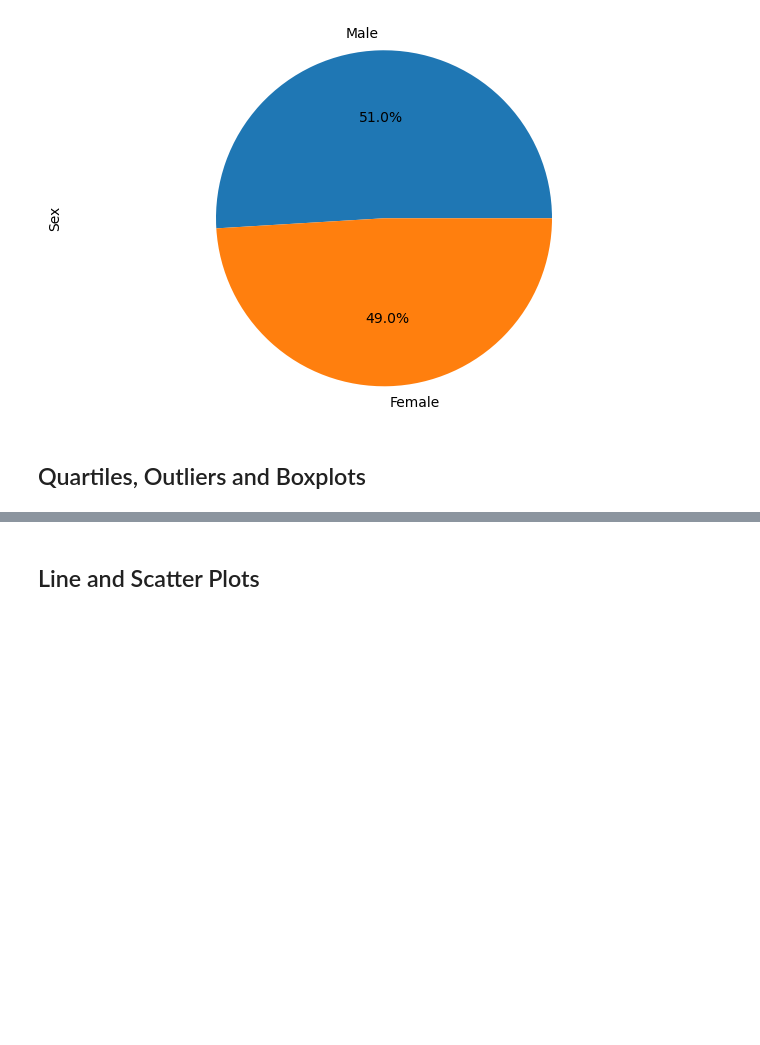
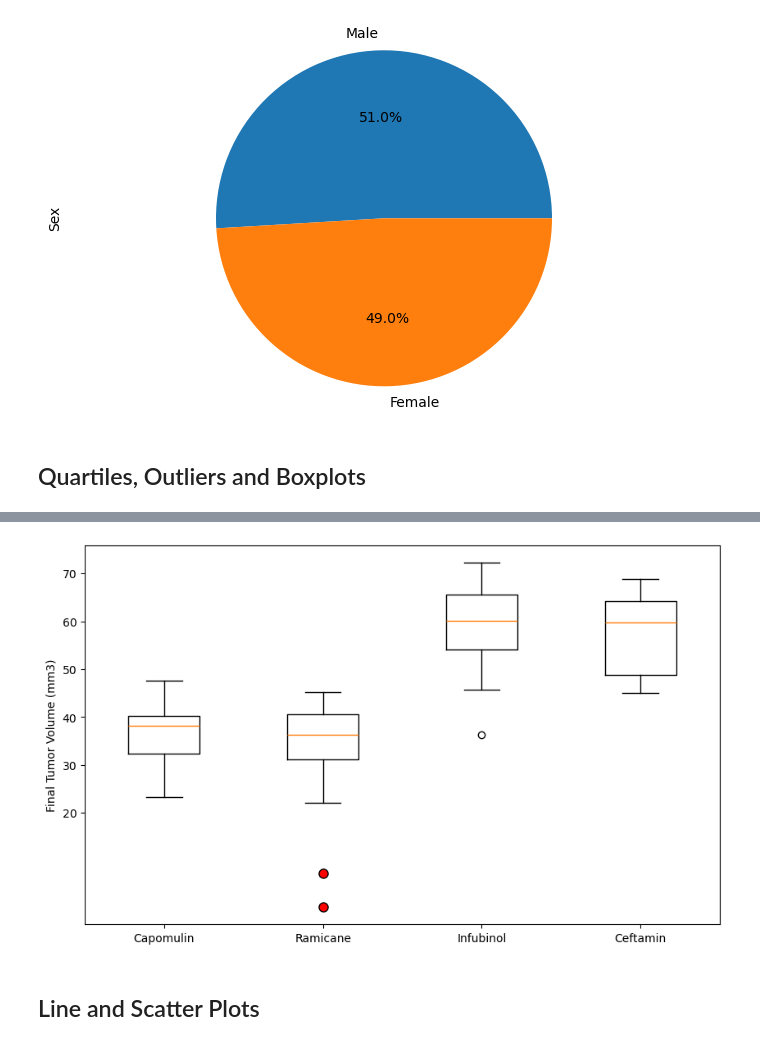
Before and after one commit to HGShelton/matplotlib_challenge, a Jupyter notebook: Pymaceuticals/pymaceuticals_starter.ipynb, the cells around one changed output, grey strips where cells are left out. Cells and saved outputs as stored; diff of their text form; code cells hidden in the pictures; blank space fills up the shorter version.

Commit message:
Added code for boxplot data and visual. Updated ReadMe.

```diff
--- a/Pymaceuticals/pymaceuticals_starter.ipynb
+++ b/Pymaceuticals/pymaceuticals_starter.ipynb
@@ -220,3 +248,32 @@ Ceftamin's potential outliers: Series([], Name: Tumor Volume (mm3), dtype: float
+# %%
+# Generate a box plot that shows the distrubution of the tumor volume for each treatment group.
+tumor_volume_data = {
+        'Capomulin': [39.95234669, 46.53920617, 30.48598484, 38.75326548, 38.98287774, 34.45529799, 41.48300765, 37.07402422, 32.37735684,
+                  40.1592203, 31.8962384, 33.32909778, 38.84687569, 40.65812366, 38.93963263, 36.04104736, 28.43096411, 28.48403281,
+                  23.34359787, 37.31184577, 40.72857787, 38.1251644, 47.68596303, 41.58152074, 31.02392294],
+        'Ramicane': [43.16637266, 44.18345092, 43.41938077, 38.34200823, 36.56165229, 31.09533505, 38.4076183, 45.22086888, 36.37451039,
+                 0.27623175, 30.63869575, 40.65900627, 30.56462509, 22.05012627, 33.39765251, 36.13485243, 31.56046955, 43.0475426,
+                 7.31123552, 38.81036633, 40.66771292, 29.12847181, 37.22565033, 32.97852192, 33.56240217],
+        'Infubinol': [36.3213458, 46.25011212, 47.01036401, 45.69933088, 51.54243058, 54.04860769, 50.00513807, 55.65068132, 60.96971133,
+                  54.65654872, 57.03186187, 58.26844248, 60.16518046, 55.62942846, 62.11727887, 67.28962147, 67.68556862, 72.2267309,
+                  62.75445141, 65.52574285, 66.19691151, 66.08306589, 62.43540402, 67.97341878, 60.91876652],
+        'Ceftamin': [45.0, 45.0, 45.0, 45.0, 47.7846818, 46.78453491, 48.72207785, 52.92534846, 56.05774909, 55.74282869, 57.91838132,
+                 64.19234114, 59.85195552, 64.72983655, 68.59474498, 61.84902336, 67.52748237, 67.74866174, 64.63494887, 62.99935619,
+                 68.92318457, 61.38666032, 64.29983003, 59.74190064, 61.43389223]}
+
+# tumor_volume_plots = [tumor_volume_data]
+plt.figure(figsize=(10, 6))
+boxplot = plt.boxplot(tumor_volume_data.values(), labels=tumor_volume_data.keys())
+
+# Customize the display of potential outliers for Ramicane
+outliers = boxplot['fliers']
+outliers[1].set(marker='o', markersize=8, markerfacecolor='red', markeredgecolor='black')  # Customize Ramicane outliers
+
+plt.ylabel('Final Tumor Volume (mm3)')
+plt.yticks([20, 30, 40, 50, 60, 70])
+plt.show()
+# %% [output]
+[figure, added]
 # %% [markdown]
 ## Line and Scatter Plots
 # %%
```
Also changed, not shown: parts of 4 cells of this notebook, 1 other file.
